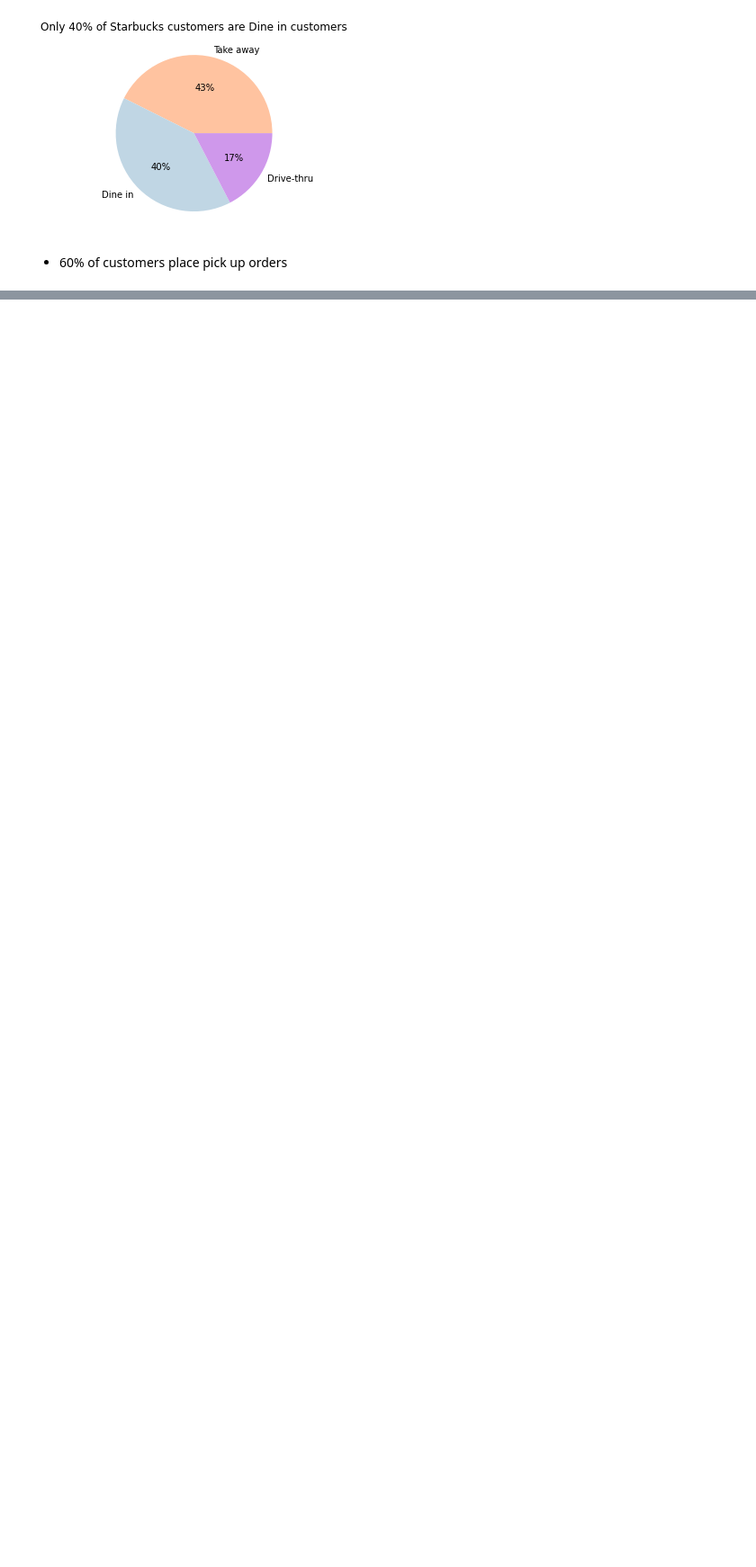
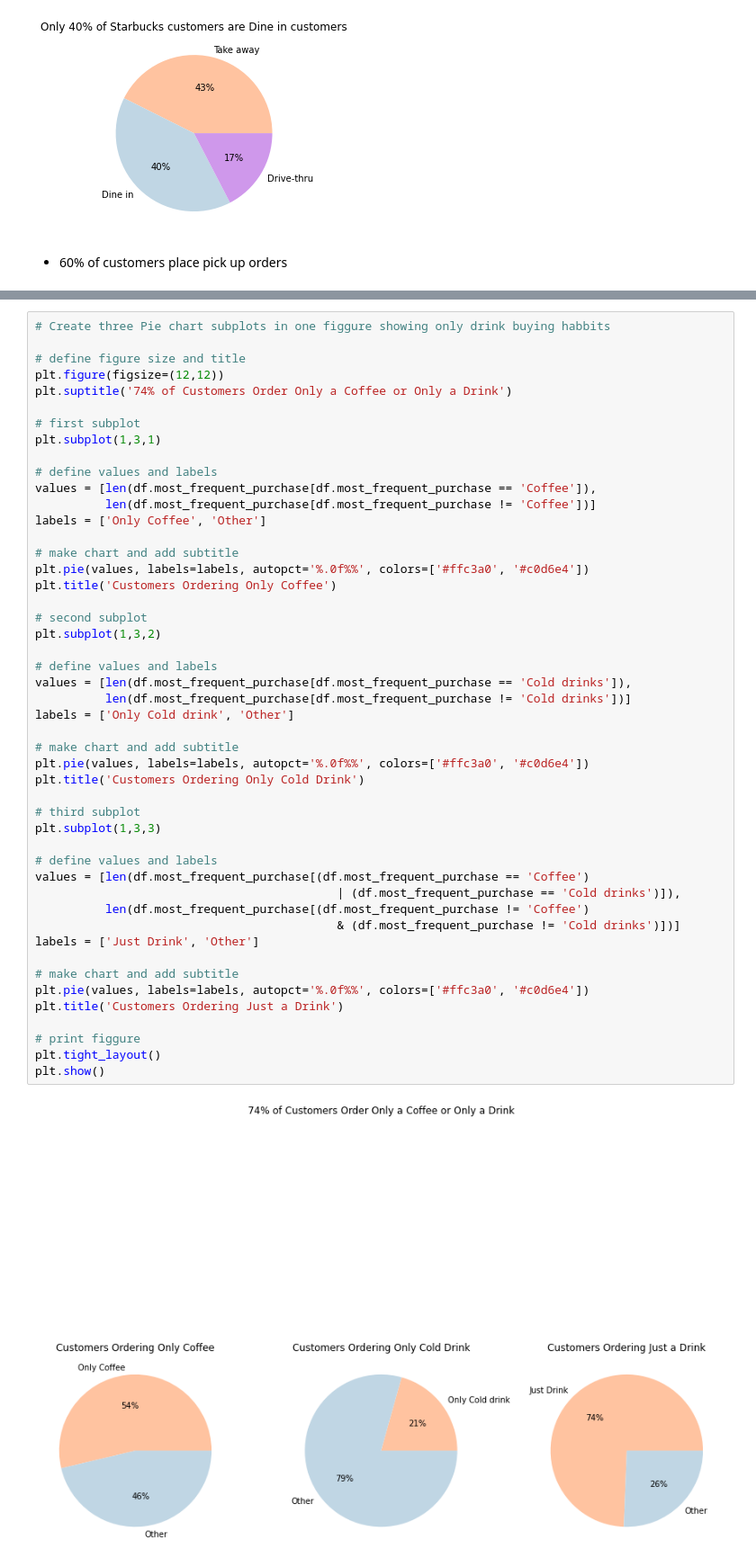
Before and after one commit to Johndsalas/Starbucks_Customer_Profiles, a Jupyter notebook: main.ipynb, the cells around one changed output, grey strips where cells are left out. Shown at 90% size. Drawn from its saved outputs; the diff is of its cells as text; blank space fills up the shorter version.

Commit message:
Got pie subplots working except for the title

```diff
--- a/main.ipynb
+++ b/main.ipynb
@@ -305,0 +271,50 @@ TypeError: Cannot perform 'ror_' with a dtyped [object] array and scalar of type
+# %%
+# Create three Pie chart subplots in one figgure showing only drink buying habbits
+
+# define figure size and title
+plt.figure(figsize=(12,12))
+plt.suptitle('74% of Customers Order Only a Coffee or Only a Drink')
+
+# first subplot
+plt.subplot(1,3,1)
+
+# define values and labels
+values = [len(df.most_frequent_purchase[df.most_frequent_purchase == 'Coffee']),
+          len(df.most_frequent_purchase[df.most_frequent_purchase != 'Coffee'])]
+labels = ['Only Coffee', 'Other']
+
+# make chart and add subtitle
+plt.pie(values, labels=labels, autopct='%.0f%%', colors=['#ffc3a0', '#c0d6e4'])
+plt.title('Customers Ordering Only Coffee')
+
+# second subplot
+plt.subplot(1,3,2)
+
+# define values and labels
+values = [len(df.most_frequent_purchase[df.most_frequent_purchase == 'Cold drinks']),
+          len(df.most_frequent_purchase[df.most_frequent_purchase != 'Cold drinks'])]
+labels = ['Only Cold drink', 'Other']
+
+# make chart and add subtitle
+plt.pie(values, labels=labels, autopct='%.0f%%', colors=['#ffc3a0', '#c0d6e4'])
+plt.title('Customers Ordering Only Cold Drink')
+
+# third subplot
+plt.subplot(1,3,3)
+
+# define values and labels
+values = [len(df.most_frequent_purchase[(df.most_frequent_purchase == 'Coffee')
+                                           | (df.most_frequent_purchase == 'Cold drinks')]),
+          len(df.most_frequent_purchase[(df.most_frequent_purchase != 'Coffee')
+                                           & (df.most_frequent_purchase != 'Cold drinks')])]
+labels = ['Just Drink', 'Other']
+
+# make chart and add subtitle
+plt.pie(values, labels=labels, autopct='%.0f%%', colors=['#ffc3a0', '#c0d6e4'])
+plt.title('Customers Ordering Just a Drink')
+
+# print figgure
+plt.tight_layout()
+plt.show()
+# %% [output]
+[figure, added]
```
Also changed, not shown: parts of 4 cells of this notebook.
